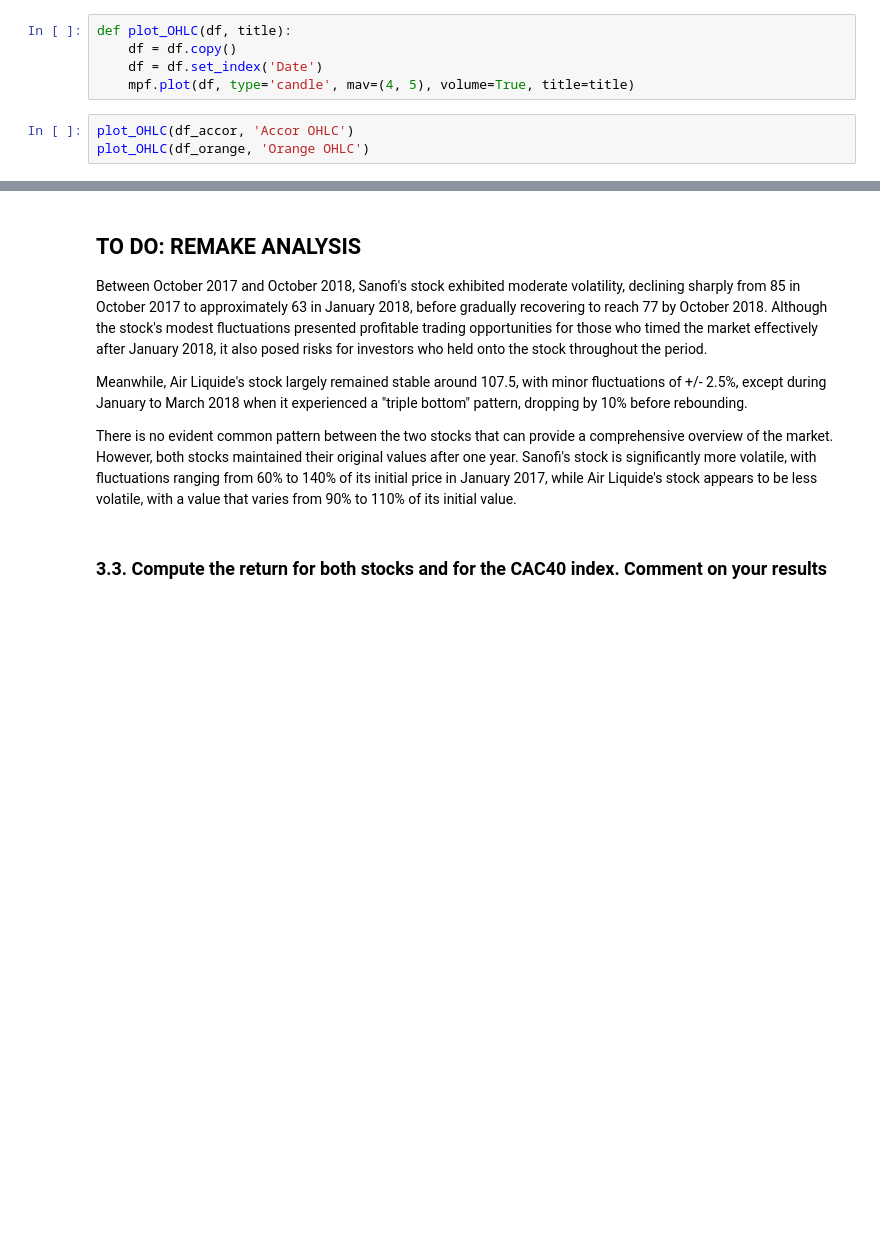
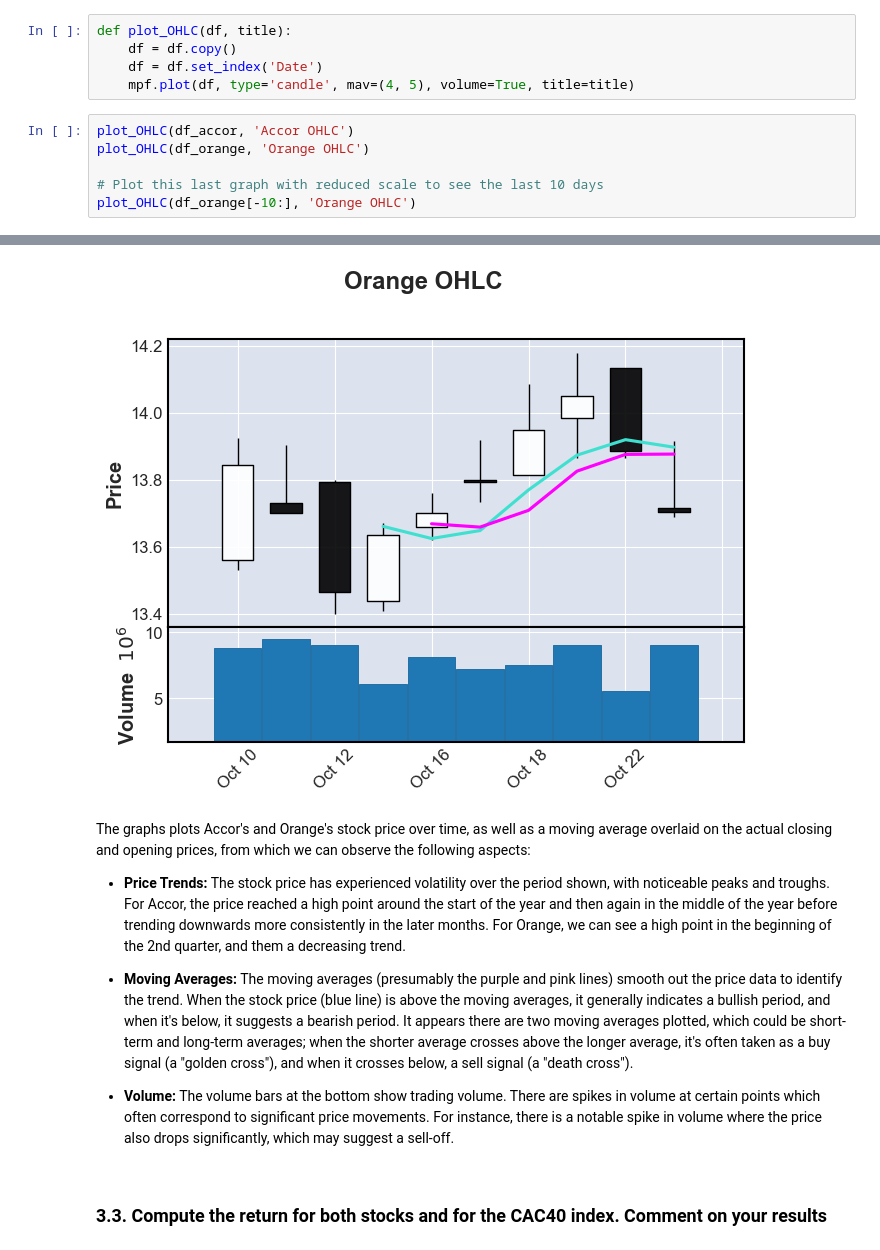
Before and after one commit to gmolinap/MODS205, a Jupyter notebook: DigitalFinance_Gabriel_MOLINA_Joao_MELGA.ipynb, the cells around one changed output, grey strips where cells are left out. Saved outputs shown, nothing was run; the diff lists cells and outputs as text; blank space fills up the shorter version.

```diff
--- a/DigitalFinance_Gabriel_MOLINA_Joao_MELGA.ipynb
+++ b/DigitalFinance_Gabriel_MOLINA_Joao_MELGA.ipynb
@@ -120,17 +121,21 @@ def plot_OHLC(df, title):
 # %%
 plot_OHLC(df_accor, 'Accor OHLC')
 plot_OHLC(df_orange, 'Orange OHLC')
+
+# Plot this last graph with reduced scale to see the last 10 days
+plot_OHLC(df_orange[-10:], 'Orange OHLC')
 # %% [output]
 [figure]
 [figure]
+[figure, added]
 # %% [markdown]
-## TO DO: REMAKE ANALYSIS
+The graphs plots Accor's and Orange's stock price over time, as well as a moving average overlaid on the actual closing and opening prices, from which we can observe the following aspects:
 
-Between October 2017 and October 2018, Sanofi's stock exhibited moderate volatility, declining sharply from 85 in October 2017 to approximately 63 in January 2018, before gradually recovering to reach 77 by October 2018. Although the stock's modest fluctuations presented profitable trading opportunities for those who timed the market effectively after January 2018, it also posed risks for investors who held onto the stock throughout the period.
+- **Price Trends:** The stock price has experienced volatility over the period shown, with noticeable peaks and troughs. For Accor, the price reached a high point around the start of the year and then again in the middle of the year before trending downwards more consistently in the later months. For Orange, we can see a high point in the beginning of the 2nd quarter, and them a decreasing trend.
 
-Meanwhile, Air Liquide's stock largely remained stable around 107.5, with minor fluctuations of +/- 2.5%, except during January to March 2018 when it experienced a "triple bottom" pattern, dropping by 10% before rebounding.
+- **Moving Averages:** The moving averages (presumably the purple and pink lines) smooth out the price data to identify the trend. When the stock price (blue line) is above the moving averages, it generally indicates a bullish period, and when it's below, it suggests a bearish period. It appears there are two moving averages plotted, which could be short-term and long-term averages; when the shorter average crosses above the longer average, it's often taken as a buy signal (a "golden cross"), and when it crosses below, a sell signal (a "death cross").
 
-There is no evident common pattern between the two stocks that can provide a comprehensive overview of the market. However, both stocks maintained their original values after one year. Sanofi's stock is significantly more volatile, with fluctuations ranging from 60% to 140% of its initial price in January 2017, while Air Liquide's stock appears to be less volatile, with a value that varies from 90% to 110% of its initial value.
+- **Volume:** The volume bars at the bottom show trading volume. There are spikes in volume at certain points which often correspond to significant price movements. For instance, there is a notable spike in volume where the price also drops significantly, which may suggest a sell-off.
 # %% [markdown]
 ### 3.3. Compute the return for both stocks and for the CAC40 index. Comment on your results
 # %% [markdown]
```
Also changed, not shown: parts of 21 cells of this notebook.
